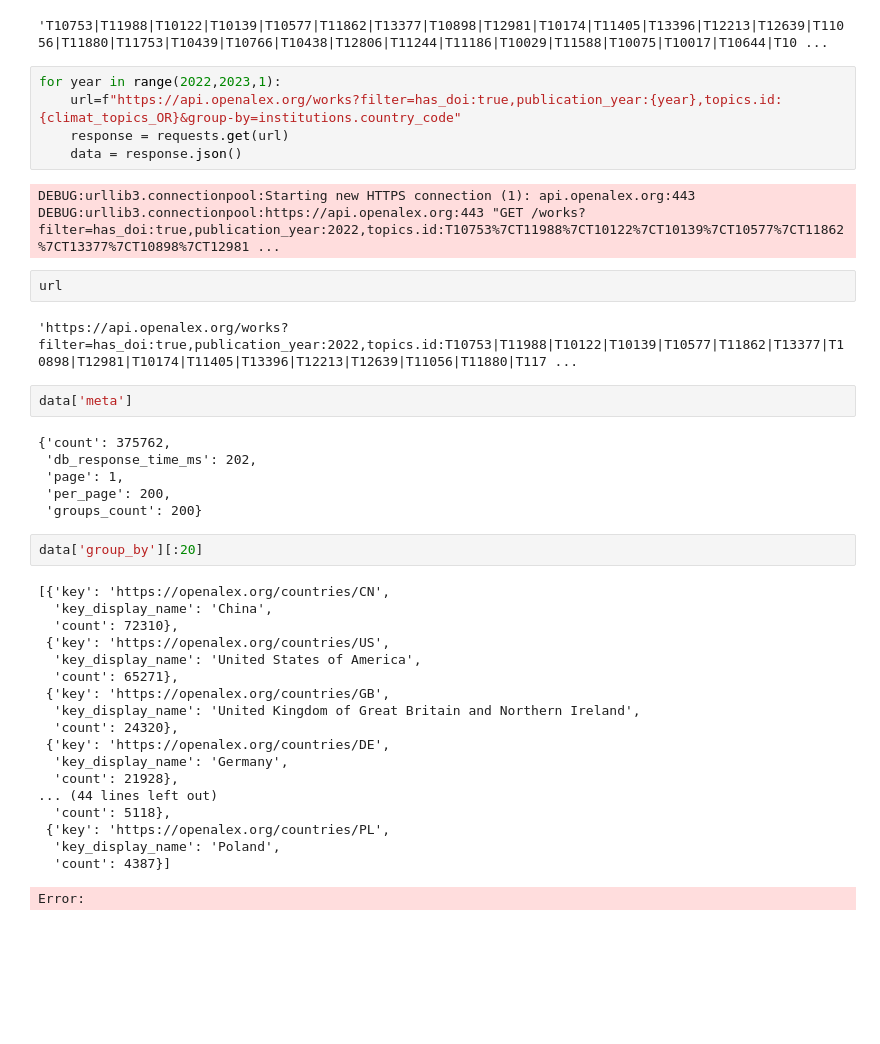
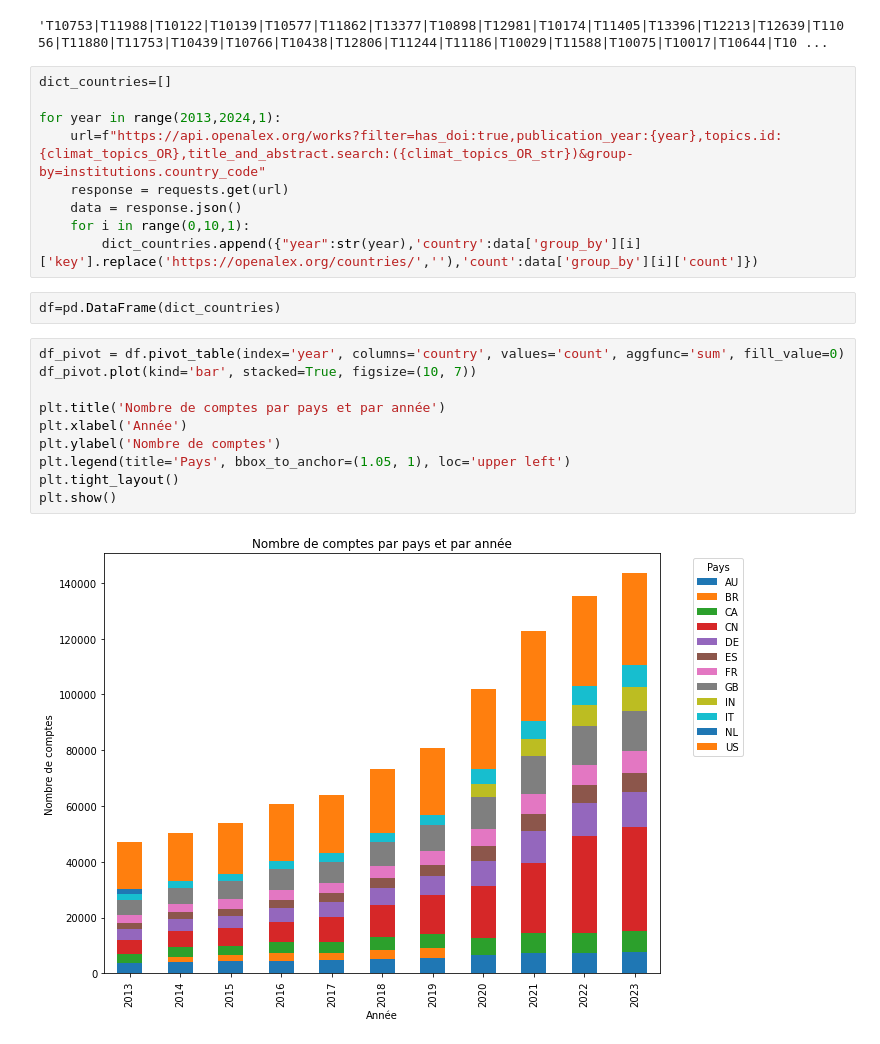
Before and after one commit to dataesr/teds, a Jupyter notebook: notebooks/ipcc_model/ipcc_model_openAlex_publications.ipynb, the cells around one changed output. Drawn from its saved outputs; the diff is of its cells as text; blank space fills up the shorter version.

```diff
--- a/notebooks/ipcc_model/ipcc_model_openAlex_publications.ipynb
+++ b/notebooks/ipcc_model/ipcc_model_openAlex_publications.ipynb
@@ -21,43 +27,25 @@ climat_topics_OR
 # %% [output]
 'T10753|T11988|T10122|T10139|T10577|T11862|T13377|T10898|T12981|T10174|T11405|T13396|T12213|T12639|T11056|T11880|T11753|T10439|T10766|T10438|T12806|T11244|T11186|T10029|T11588|T10075|T10017|T10644|T10 ...
 # %%
-for year in range(2022,2023,1):
-    url=f"https://api.openalex.org/works?filter=has_doi:true,publication_year:{year},topics.id:{climat_topics_OR}&group-by=institutions.country_code"
+dict_countries=[]
+
+for year in range(2013,2024,1):
+    url=f"https://api.openalex.org/works?filter=has_doi:true,publication_year:{year},topics.id:{climat_topics_OR},title_and_abstract.search:({climat_topics_OR_str})&group-by=institutions.country_code"
     response = requests.get(url)
     data = response.json()
+    for i in range(0,10,1):
+        dict_countries.append({"year":str(year),'country':data['group_by'][i]['key'].replace('https://openalex.org/countries/',''),'count':data['group_by'][i]['count']})
-# %% [output]
-DEBUG:urllib3.connectionpool:Starting new HTTPS connection (1): api.openalex.org:443
-DEBUG:urllib3.connectionpool:https://api.openalex.org:443 "GET /works?filter=has_doi:true,publication_year:2022,topics.id:T10753%7CT11988%7CT10122%7CT10139%7CT10577%7CT11862%7CT13377%7CT10898%7CT12981 ...
-# %%
-url
-# %% [output]
-'https://api.openalex.org/works?filter=has_doi:true,publication_year:2022,topics.id:T10753|T11988|T10122|T10139|T10577|T11862|T13377|T10898|T12981|T10174|T11405|T13396|T12213|T12639|T11056|T11880|T117 ...
-# %%
-data['meta']
-# %% [output]
-{'count': 375762,
- 'db_response_time_ms': 202,
- 'page': 1,
- 'per_page': 200,
- 'groups_count': 200}
-# %%
-data['group_by'][:20]
-# %% [output]
-[{'key': 'https://openalex.org/countries/CN',
-  'key_display_name': 'China',
-  'count': 72310},
- {'key': 'https://openalex.org/countries/US',
-  'key_display_name': 'United States of America',
-  'count': 65271},
- {'key': 'https://openalex.org/countries/GB',
-  'key_display_name': 'United Kingdom of Great Britain and Northern Ireland',
-  'count': 24320},
- {'key': 'https://openalex.org/countries/DE',
-  'key_display_name': 'Germany',
-  'count': 21928},
-... (44 lines left out)
-  'count': 5118},
- {'key': 'https://openalex.org/countries/PL',
-  'key_display_name': 'Poland',
-  'count': 4387}]
-Error:
+# %%
+df=pd.DataFrame(dict_countries)
+# %%
+df_pivot = df.pivot_table(index='year', columns='country', values='count', aggfunc='sum', fill_value=0)
+df_pivot.plot(kind='bar', stacked=True, figsize=(10, 7))
+
+plt.title('Nombre de comptes par pays et par année')
+plt.xlabel('Année')
+plt.ylabel('Nombre de comptes')
+plt.legend(title='Pays', bbox_to_anchor=(1.05, 1), loc='upper left')
+plt.tight_layout()
+plt.show()
+# %% [output]
+[figure, added]
```
Also changed, not shown: parts of 5 cells of this notebook, 1 other file.
